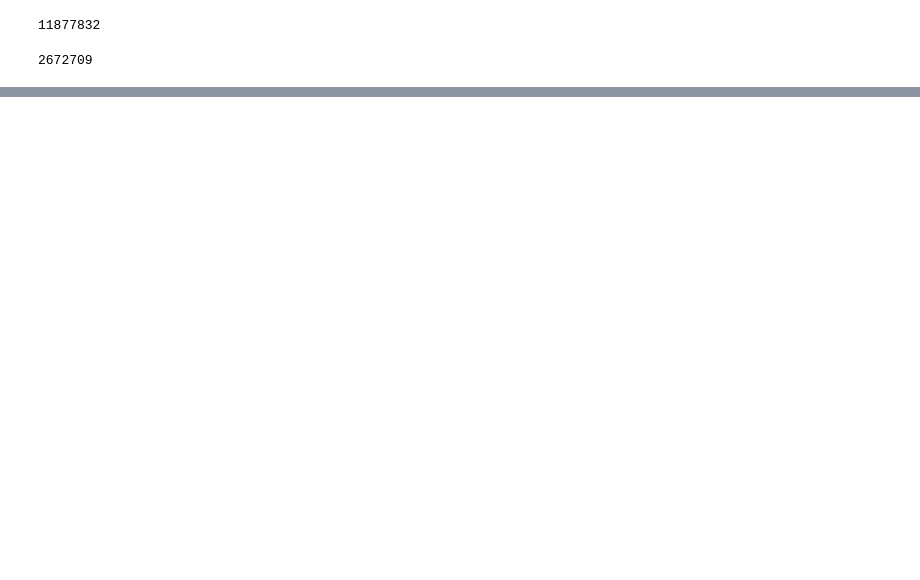
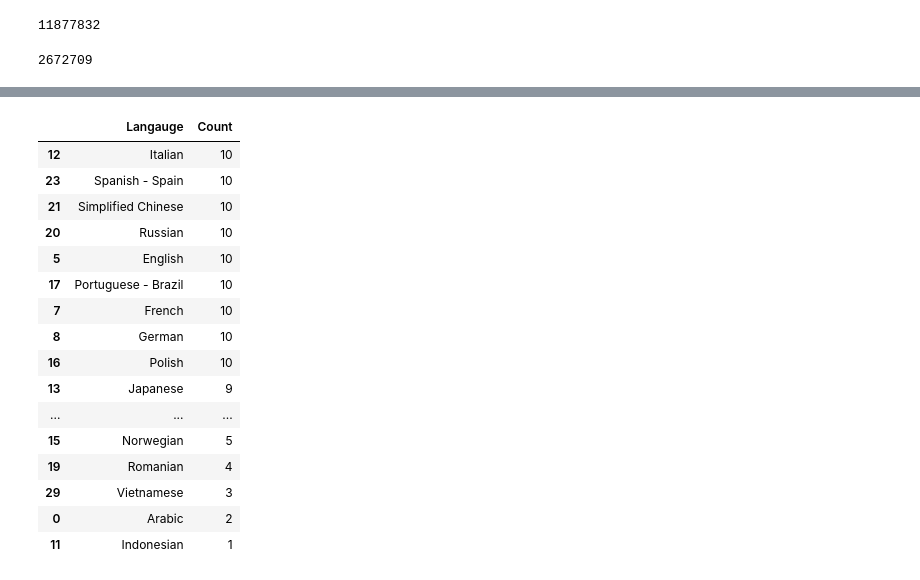
Before and after one commit to barbsjean/Steam_data_analysis, a Jupyter notebook: The Steam Notebook.ipynb, the cells around one changed output, grey strips where cells are left out. Saved outputs shown, nothing was run; the diff lists cells and outputs as text; code cells hidden in the pictures; blank space fills up the shorter version.

```diff
--- a/The Steam Notebook.ipynb
+++ b/The Steam Notebook.ipynb
@@ -1120,0 +1170,23 @@ top_10_free_paid.to_csv(filepath)
+# %%
+total_lang = pd.get_dummies(top_10_free_paid['Languages'].str.split(', ').apply(pd.Series).stack()).sum().reset_index().rename(
+    columns = {'index' : 'Langauge', 0 : 'Count'}).sort_values('Count', ascending = False)
+# %%
+total_lang
+# %% [output]
+|  | Langauge | Count |
+| 12 | Italian | 10 |
+| 23 | Spanish - Spain | 10 |
+| 21 | Simplified Chinese | 10 |
+| 20 | Russian | 10 |
+| 5 | English | 10 |
+| 17 | Portuguese - Brazil | 10 |
+| 7 | French | 10 |
+| 8 | German | 10 |
+| 16 | Polish | 10 |
+| 13 | Japanese | 9 |
+| ... | ... | ... |
+| 15 | Norwegian | 5 |
+| 19 | Romanian | 4 |
+| 29 | Vietnamese | 3 |
+| 0 | Arabic | 2 |
+| 11 | Indonesian | 1 |
```
Also changed, not shown: parts of 78 cells of this notebook, 11 other files.
